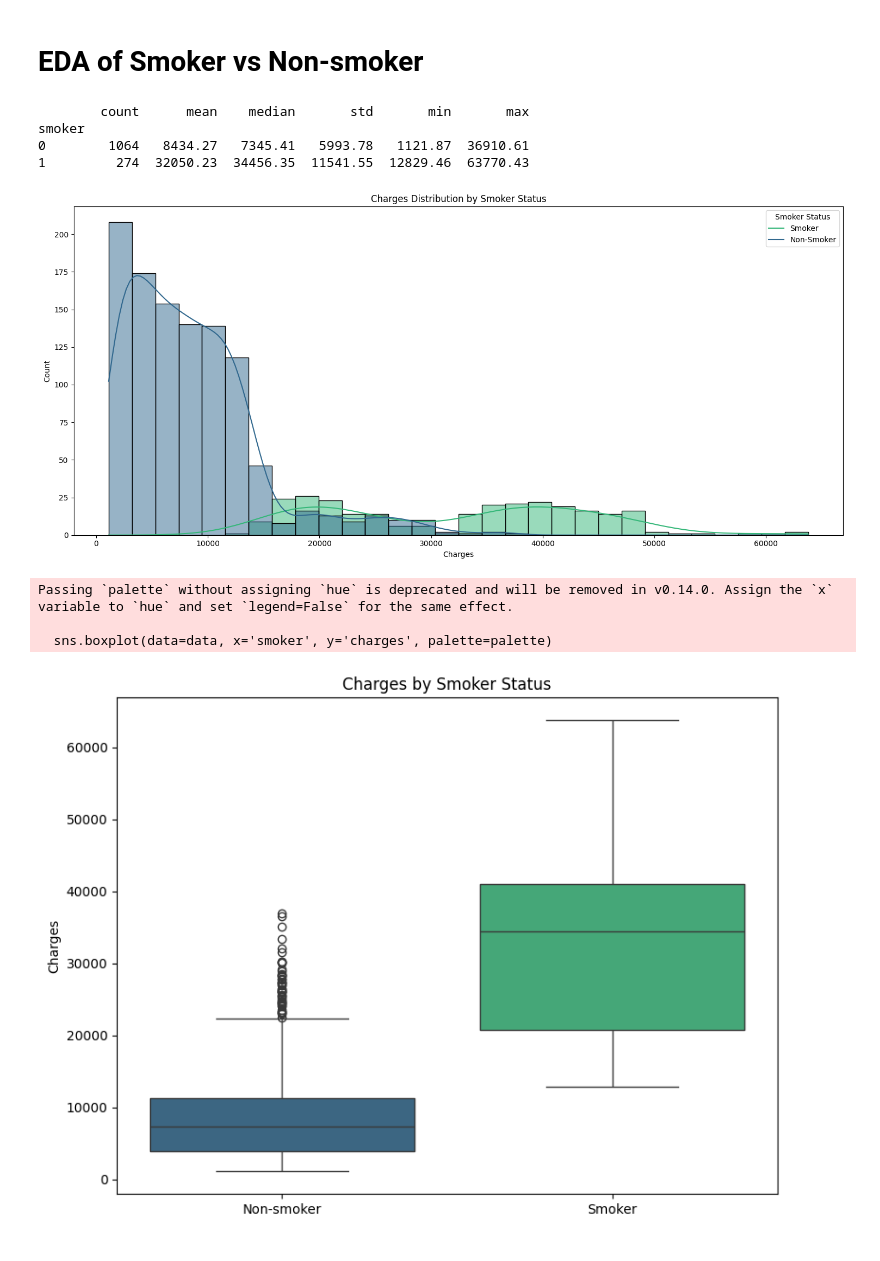
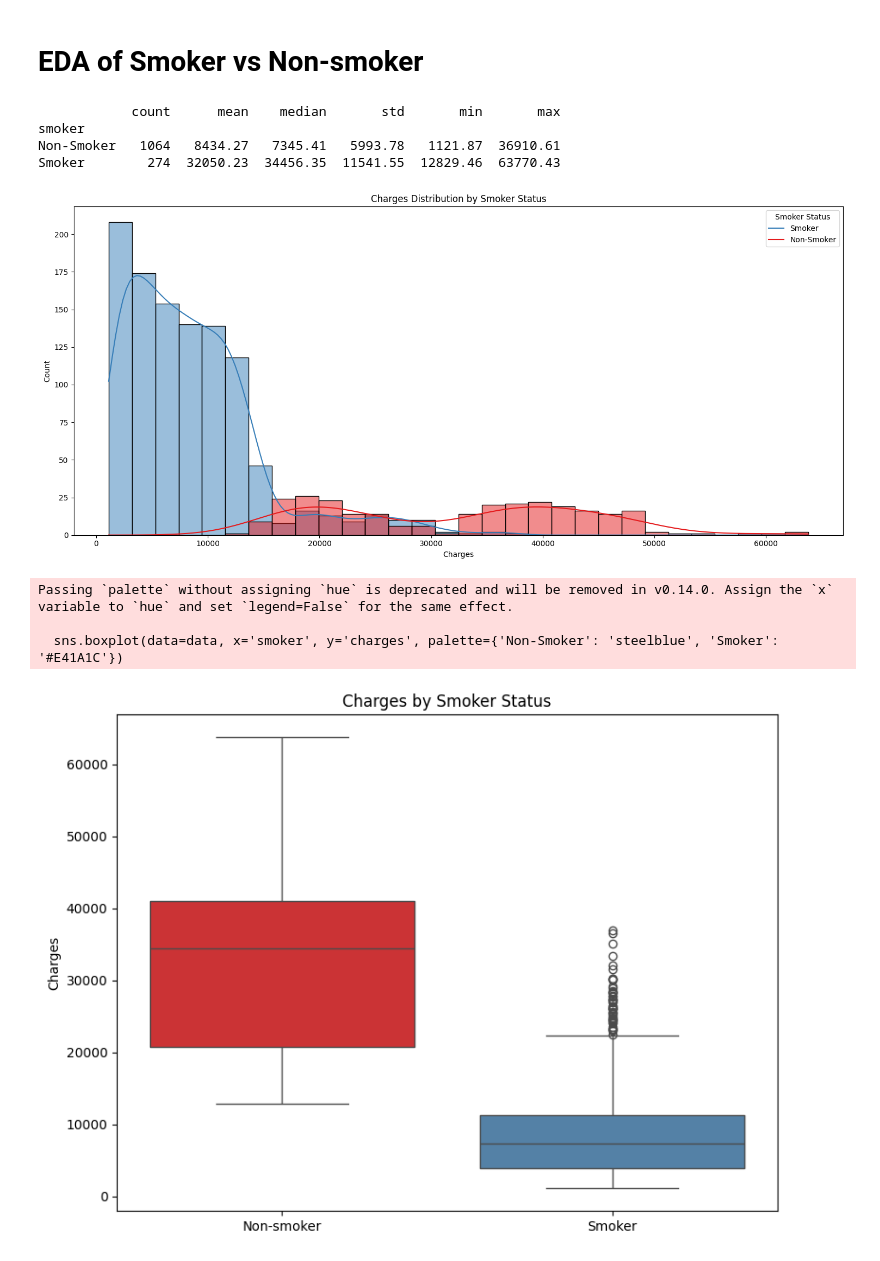
Before and after one commit to grayycc/datathon-2025, a Jupyter notebook: insurance.ipynb, the cells around one changed output. Drawn from its saved outputs; the diff is of its cells as text; code cells hidden in the pictures.

Commit message:
Update EDA for age & smoker group

```diff
--- a/insurance.ipynb
+++ b/insurance.ipynb
@@ -64,7 +64,7 @@ data.drop_duplicates()
 | 1337 | 61 | female | 29.070 | 0 | yes | northwest | 29141.36030 |
 1337 rows × 7 columns
 # %%
-data['smoker'] = np.where(data['smoker']=="no", 0, 1)
+data['smoker'] = np.where(data['smoker']=="no", "Non-Smoker", "Smoker")
 data['sex'] = np.where(data['sex']=='male', 0, 1)
 data.head()
 # %% [output]
@@ -163,14 +181,13 @@ smoker_summary = (data
            .round(2))
 print(smoker_summary)
 # %% [output]
-        count      mean    median       std       min       max
+            count      mean    median       std       min       max
 smoker
-0        1064   8434.27   7345.41   5993.78   1121.87  36910.61
-1         274  32050.23  34456.35  11541.55  12829.46  63770.43
+Non-Smoker   1064   8434.27   7345.41   5993.78   1121.87  36910.61
+Smoker        274  32050.23  34456.35  11541.55  12829.46  63770.43
 # %%
-palette = sns.color_palette("viridis", 2)
 plt.figure(figsize=(15,7))
-sns.histplot(data=data, x='charges', hue='smoker', bins=30, kde=True, stat='count', common_norm=False, palette=palette)
+sns.histplot(data=data, x='charges', hue='smoker', bins=30, kde=True, stat='count', common_norm=False, palette='Set1')
 plt.title('Charges Distribution by Smoker Status')
 plt.xlabel('Charges')
 plt.ylabel('Count')
@@ -178,18 +195,18 @@ plt.legend(title='Smoker Status', labels=['Smoker', 'Non-Smoker'])
 plt.tight_layout()
 plt.show()
 # %% [output]
-[figure, old version]
+[figure, new version]
 # %%
 plt.figure(figsize=(8,6))
-sns.boxplot(data=data, x='smoker', y='charges', palette=palette)
+sns.boxplot(data=data, x='smoker', y='charges', palette={'Non-Smoker': 'steelblue', 'Smoker': '#E41A1C'})
 plt.title('Charges by Smoker Status')
 plt.xlabel('')
 plt.xticks(ticks=[0, 1], labels=['Non-smoker', 'Smoker'])
 plt.ylabel('Charges')
 plt.tight_layout()
 plt.show()
 # %% [output]
 Passing `palette` without assigning `hue` is deprecated and will be removed in v0.14.0. Assign the `x` variable to `hue` and set `legend=False` for the same effect.
 
-  sns.boxplot(data=data, x='smoker', y='charges', palette=palette)
+  sns.boxplot(data=data, x='smoker', y='charges', palette={'Non-Smoker': 'steelblue', 'Smoker': '#E41A1C'})
-[figure, old version]
+[figure, new version]
```
Also changed, not shown: parts of 2 cells of this notebook.
